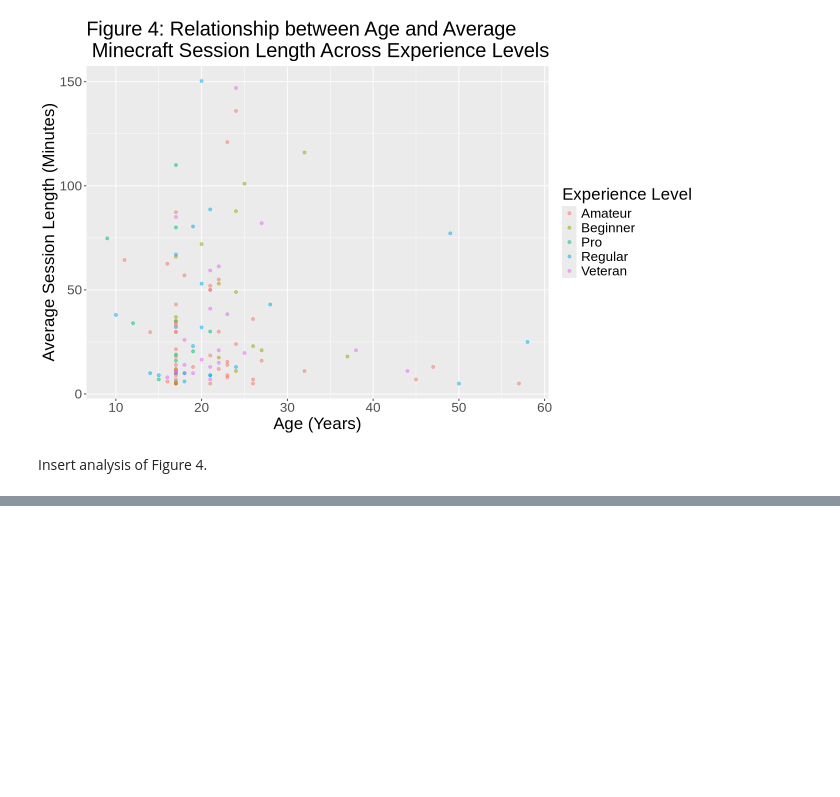
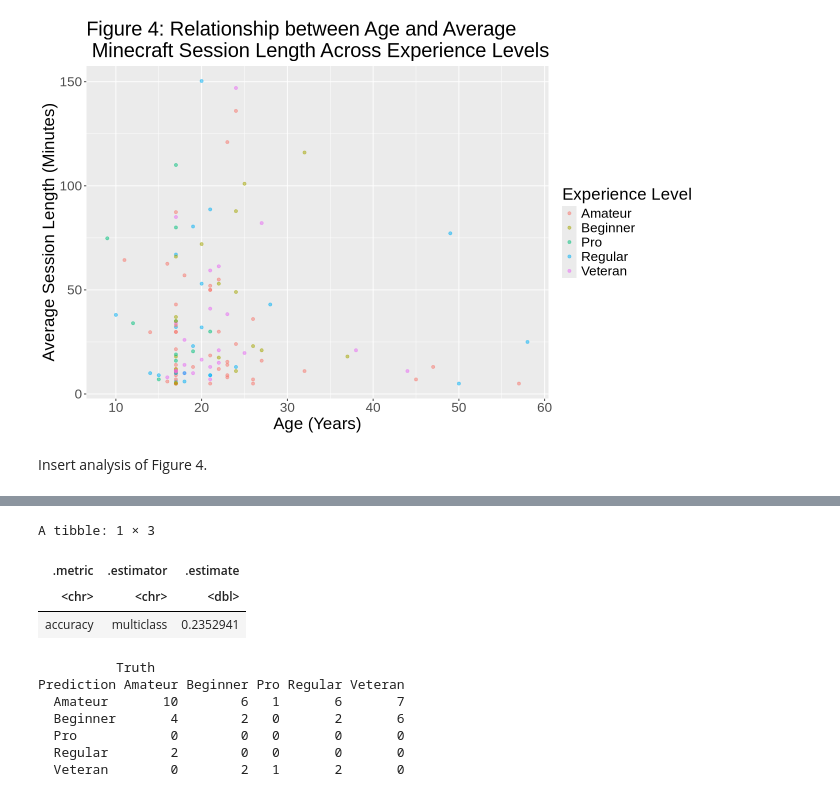
Before and after one commit to vckytn22/DSCI-100-Final-Report-Group-Project-004-27-, a Jupyter notebook: final_report_004_27.ipynb, the cells around one changed output, grey strips where cells are left out. Cells and saved outputs as stored; diff of their text form; code cells hidden in the pictures; blank space fills up the shorter version.

```diff
--- a/final_report_004_27.ipynb
+++ b/final_report_004_27.ipynb
@@ -265,0 +251,6 @@ Plan for Creating KNN Classification Model
+# %%
+set.seed(2020)
+
+experience_split <- initial_split(experience_report_data, prop = 0.75, strata = experience)
+experience_training <- training(experience_split)
+experience_testing <- testing(experience_split)
@@ -265,0 +321,12 @@ Plan for Creating KNN Classification Model
+# %%
+set.seed(2020)
+
+experience_best_spec <- nearest_neighbor(weight_func = "rectangular", neighbors = 7) |>
+                set_engine("kknn") |>
+                set_mode("classification")
+
+experience_fit <- workflow() |>
+                add_recipe(experience_recipe) |>
+                add_model(experience_best_spec) |>
+                fit(data = experience_training)
+experience_fit
@@ -265,0 +354,25 @@ Plan for Creating KNN Classification Model
+# %%
+set.seed(2020)
+
+experience_predictions <- predict(experience_fit, new_data = experience_testing) |>
+                        bind_cols(experience_testing)
+
+experience_metrics <- experience_predictions |>
+                    metrics(truth = experience, estimate = .pred_class) |>
+                    filter(.metric == "accuracy")
+experience_metrics
+
+experience_conf_mat <- conf_mat(experience_predictions, truth = experience, estimate = .pred_class)
+experience_conf_mat
+# %% [output]
+A tibble: 1 × 3
+| .metric | .estimator | .estimate |
+| <chr> | <chr> | <dbl> |
+| accuracy | multiclass | 0.2352941 |
+          Truth
+Prediction Amateur Beginner Pro Regular Veteran
+  Amateur       10        6   1       6       7
+  Beginner       4        2   0       2       6
+  Pro            0        0   0       0       0
+  Regular        2        0   0       0       0
+  Veteran        0        2   1       2       0
```
Also changed, not shown: parts of 10 cells of this notebook.
